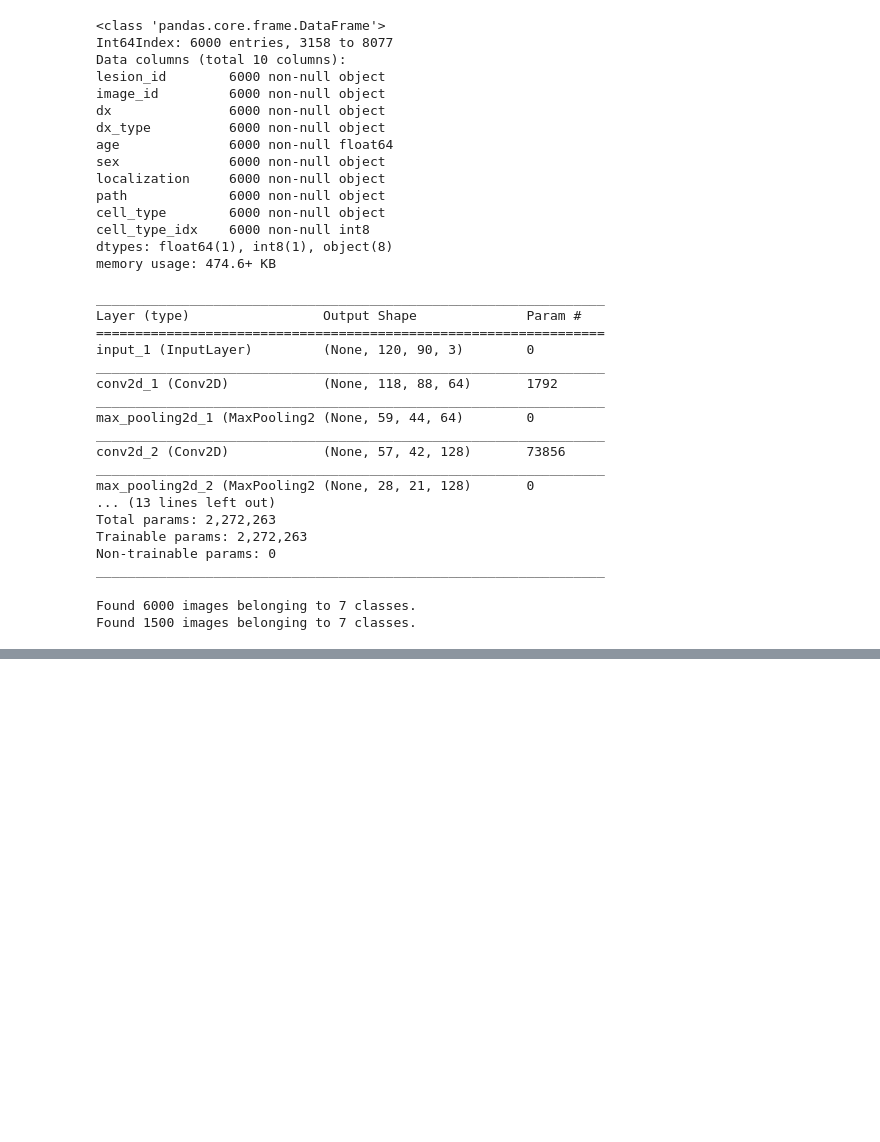
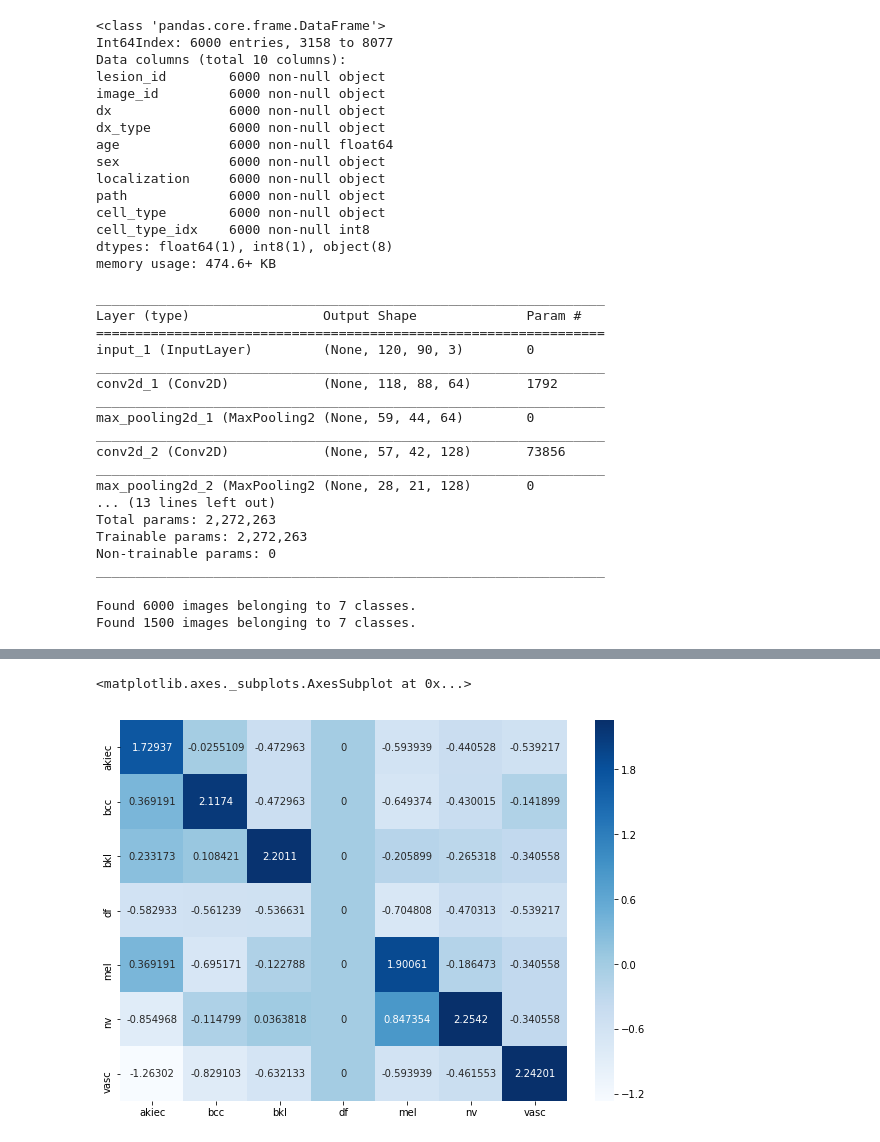
Before and after one commit to KennyHPL/Applied-ML, a Jupyter notebook: 144Project.ipynb, the cells around one changed output, grey strips where cells are left out. Saved outputs shown, nothing was run; the diff lists cells and outputs as text; code cells hidden in the pictures; blank space fills up the shorter version.

```diff
--- a/144Project.ipynb
+++ b/144Project.ipynb
@@ -328,0 +329,6 @@ array([[1.4459932e-03, 1.0413093e-03, 2.2085469e-02, ..., 3.9924234e-01,
+# %%
+plt.figure(figsize = (10,7))
+sns.heatmap(df_norm_cm, annot=True, cmap='Blues', fmt='g')
+# %% [output]
+<matplotlib.axes._subplots.AxesSubplot at 0x...>
+[figure, added]
```
Also changed, not shown: parts of 8 cells of this notebook, 1 other file.
